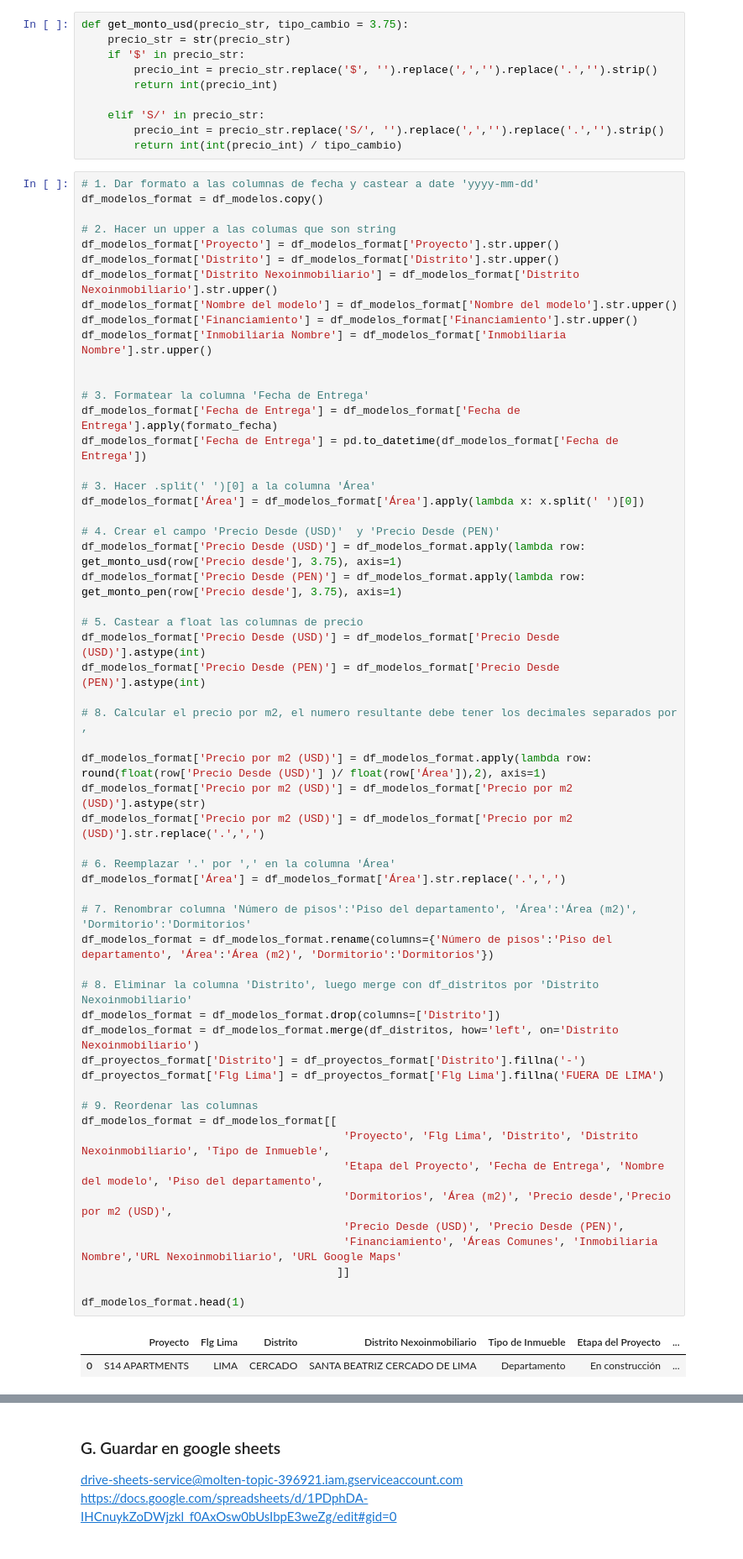
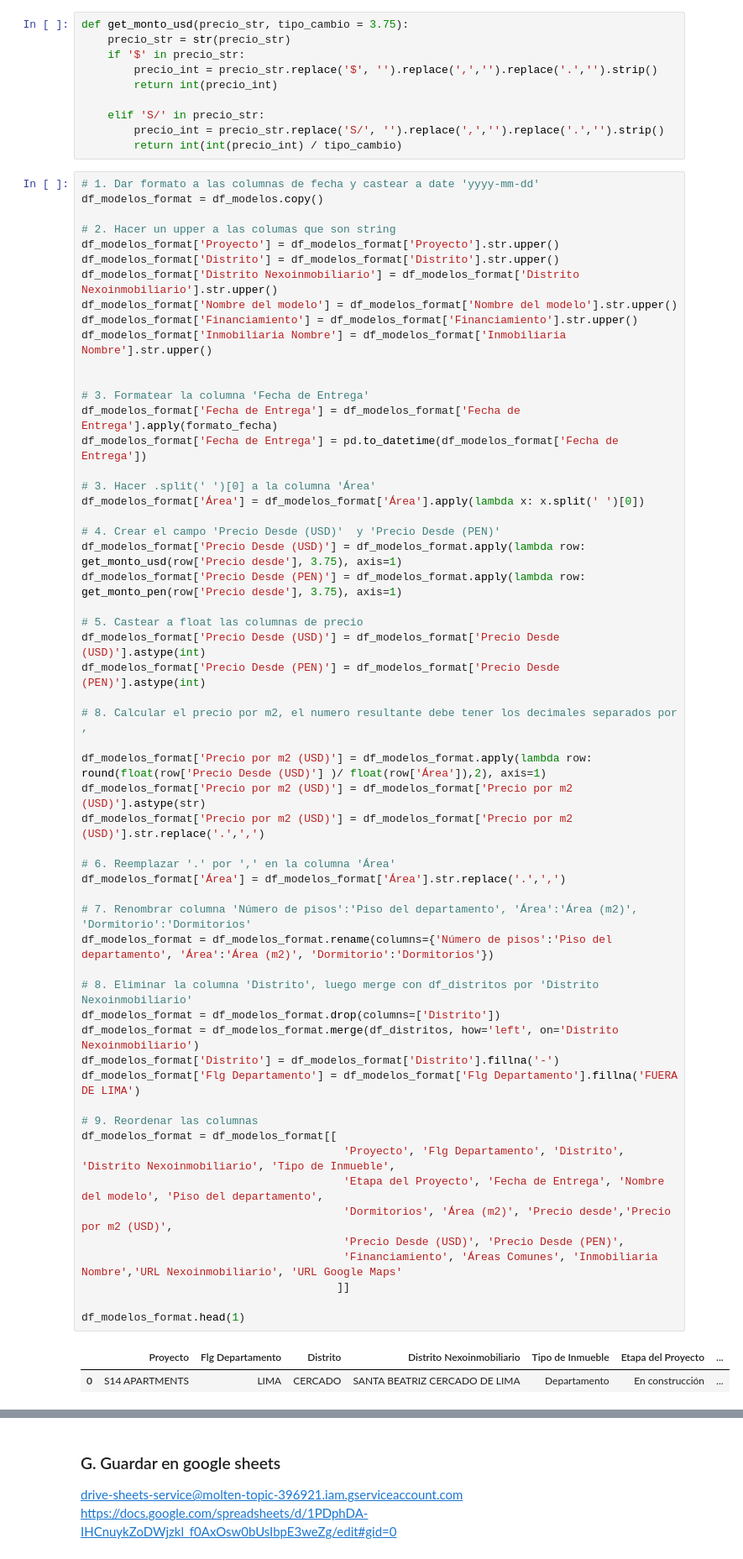
Before and after one commit to NahumFGz/NexoInmobiliarioScrapper, a Jupyter notebook: v3- Scrapp.ipynb, the cells around one changed output, grey strips where cells are left out. Shown at 84% size. Saved outputs shown, nothing was run; the diff lists cells and outputs as text.

```diff
--- a/v3- Scrapp.ipynb
+++ b/v3- Scrapp.ipynb
@@ -590,37 +590,37 @@ df_modelos_format['Precio Desde (PEN)'] = df_modelos_format.apply(lambda row: ge
 # 5. Castear a float las columnas de precio
 df_modelos_format['Precio Desde (USD)'] = df_modelos_format['Precio Desde (USD)'].astype(int)
 df_modelos_format['Precio Desde (PEN)'] = df_modelos_format['Precio Desde (PEN)'].astype(int)
 
 # 8. Calcular el precio por m2, el numero resultante debe tener los decimales separados por ,
 
 df_modelos_format['Precio por m2 (USD)'] = df_modelos_format.apply(lambda row: round(float(row['Precio Desde (USD)'] )/ float(row['Área']),2), axis=1)
 df_modelos_format['Precio por m2 (USD)'] = df_modelos_format['Precio por m2 (USD)'].astype(str)
 df_modelos_format['Precio por m2 (USD)'] = df_modelos_format['Precio por m2 (USD)'].str.replace('.',',')
 
 # 6. Reemplazar '.' por ',' en la columna 'Área'
 df_modelos_format['Área'] = df_modelos_format['Área'].str.replace('.',',')
 
 # 7. Renombrar columna 'Número de pisos':'Piso del departamento', 'Área':'Área (m2)', 'Dormitorio':'Dormitorios'
 df_modelos_format = df_modelos_format.rename(columns={'Número de pisos':'Piso del departamento', 'Área':'Área (m2)', 'Dormitorio':'Dormitorios'})
 
 # 8. Eliminar la columna 'Distrito', luego merge con df_distritos por 'Distrito Nexoinmobiliario'
 df_modelos_format = df_modelos_format.drop(columns=['Distrito'])
 df_modelos_format = df_modelos_format.merge(df_distritos, how='left', on='Distrito Nexoinmobiliario')
-df_proyectos_format['Distrito'] = df_proyectos_format['Distrito'].fillna('-')
-df_proyectos_format['Flg Lima'] = df_proyectos_format['Flg Lima'].fillna('FUERA DE LIMA')
+df_modelos_format['Distrito'] = df_modelos_format['Distrito'].fillna('-')
+df_modelos_format['Flg Departamento'] = df_modelos_format['Flg Departamento'].fillna('FUERA DE LIMA')
 
 # 9. Reordenar las columnas
 df_modelos_format = df_modelos_format[[
-                                        'Proyecto', 'Flg Lima', 'Distrito', 'Distrito Nexoinmobiliario', 'Tipo de Inmueble',
+                                        'Proyecto', 'Flg Departamento', 'Distrito', 'Distrito Nexoinmobiliario', 'Tipo de Inmueble',
                                         'Etapa del Proyecto', 'Fecha de Entrega', 'Nombre del modelo', 'Piso del departamento',
                                         'Dormitorios', 'Área (m2)', 'Precio desde','Precio por m2 (USD)',
                                         'Precio Desde (USD)', 'Precio Desde (PEN)',
                                         'Financiamiento', 'Áreas Comunes', 'Inmobiliaria Nombre','URL Nexoinmobiliario', 'URL Google Maps'
                                        ]]
 
 df_modelos_format.head(1)
 # %% [output]
-|  | Proyecto | Flg Lima | Distrito | Distrito Nexoinmobiliario | Tipo de Inmueble | Etapa del Proyecto | ... |
+|  | Proyecto | Flg Departamento | Distrito | Distrito Nexoinmobiliario | Tipo de Inmueble | Etapa del Proyecto | ... |
 | 0 | S14 APARTMENTS | LIMA | CERCADO | SANTA BEATRIZ CERCADO DE LIMA | Departamento | En construcción | ... |
 # %%
 df_modelos_format.dtypes
```
Also changed, not shown: parts of 4 cells of this notebook, 2 other files.
